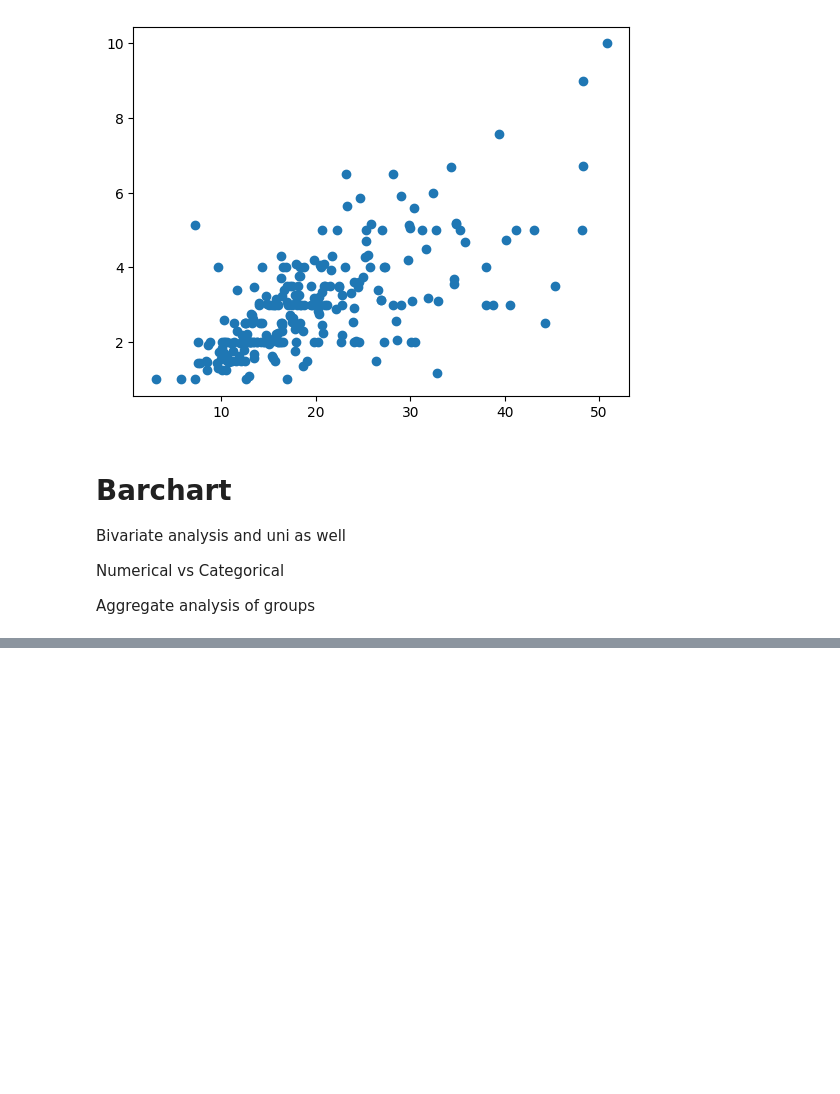
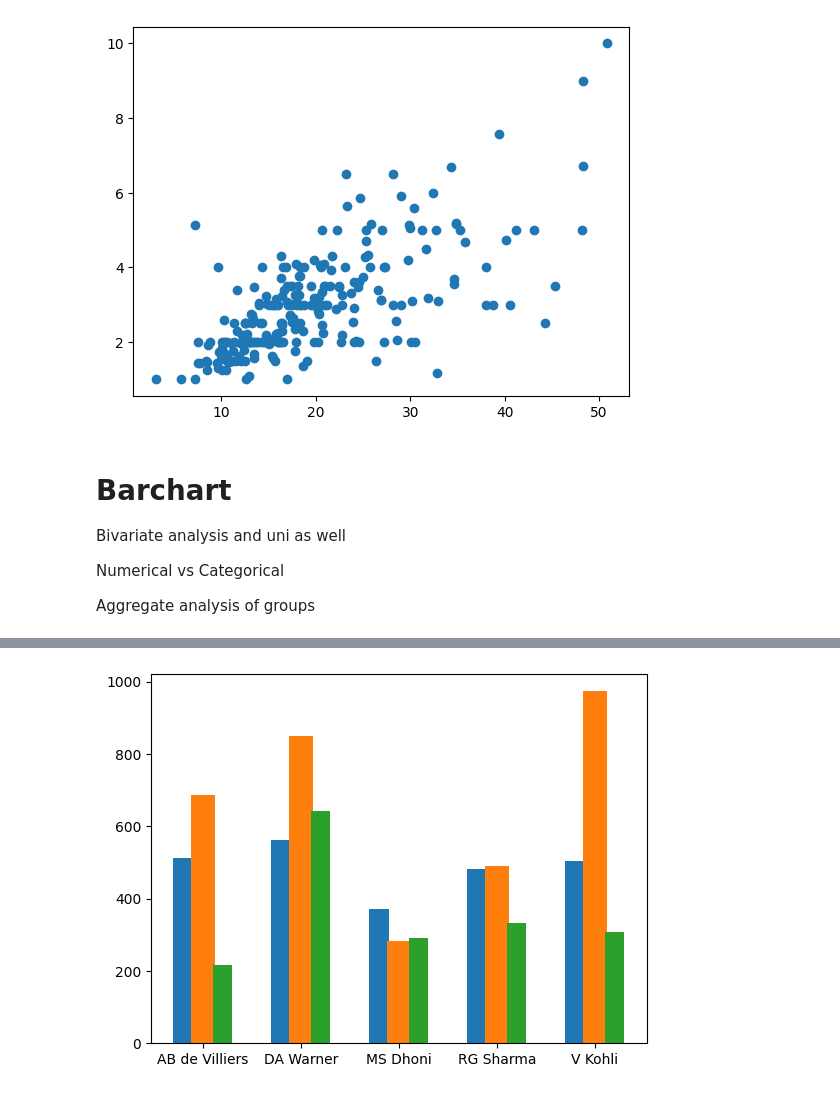
Before and after one commit to meetsudra11/python_sql, a Jupyter notebook: Matplotlib/Matplotlib.ipynb, the cells around one changed output, grey strips where cells are left out. Saved outputs shown, nothing was run; the diff lists cells and outputs as text; code cells hidden in the pictures; blank space fills up the shorter version.

```diff
--- a/Matplotlib/Matplotlib.ipynb
+++ b/Matplotlib/Matplotlib.ipynb
@@ -204,0 +243,11 @@ Aggregate analysis of groups
+# %%
+plt.bar(np.arange(batsman.shape[0])-0.2,batsman['2015'],width=0.20)
+plt.bar(np.arange(batsman.shape[0]),batsman['2016'],width=0.25)
+
+plt.bar(np.arange(batsman.shape[0])+0.2,batsman['2017'],width=0.20)
+
+plt.xticks(np.arange(batsman.shape[0]),batsman['batsman'])
+
+plt.show()
+# %% [output]
+[figure, added]
```
Also changed, not shown: parts of 30 cells of this notebook, 1 other file.
